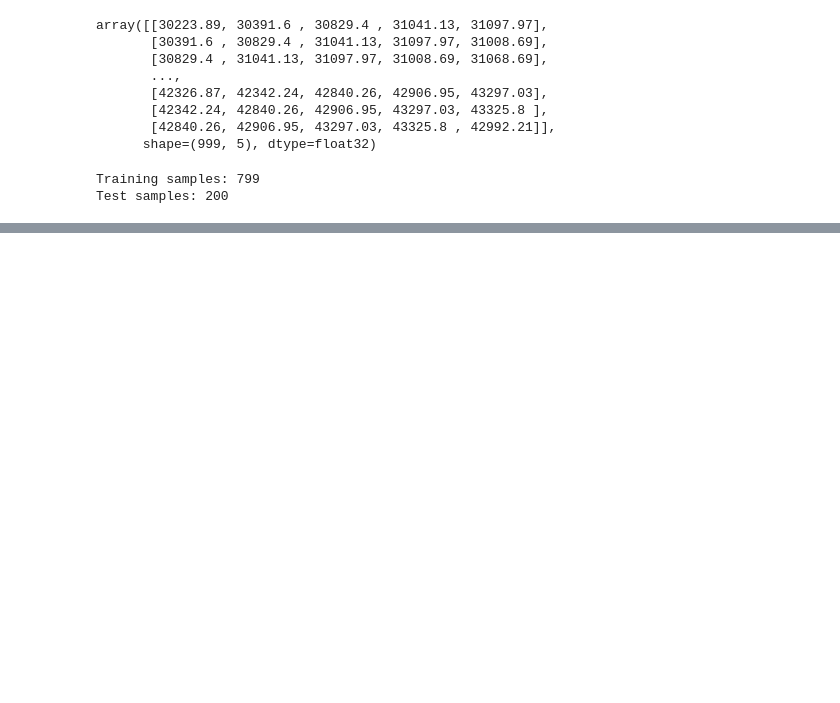
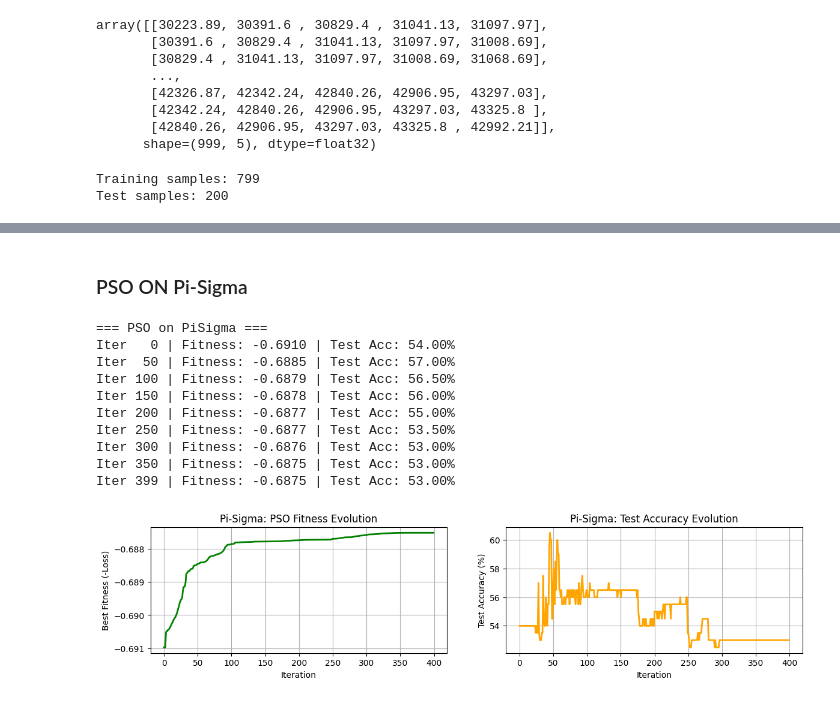
Before and after one commit to ismailSadouki/hybridization-of-honn-w-elolutionary-opt, a Jupyter notebook: Untitled.ipynb, the cells around one changed output, grey strips where cells are left out. Saved outputs shown, nothing was run; the diff lists cells and outputs as text; code cells hidden in the pictures; blank space fills up the shorter version.

```diff
--- a/Untitled.ipynb
+++ b/Untitled.ipynb
@@ -128,6 +170,0 @@ Epoch 400 | Loss: 0.6880
-# %%
-with torch.no_grad():
-    y_pred_test = (model(X_test) > 0.5).float()
-    acc = (y_pred_test == y_test).float().mean()
-
-print(f"Test Accuracy: {acc*100:.2f}%")
@@ -229,9 +170,0 @@ Generation 49 | Best fitness: -0.6882
-# %%
-best_genome = population[np.argmax(fitnesses)]
-set_model_weights(model, best_genome)
-
-with torch.no_grad():
-    y_pred_test = (model(X_test) > 0.5).float()
-    acc = (y_pred_test == y_test).float().mean()
-
-print(f"GA Test Accuracy: {acc*100:.2f}%")
@@ -794,0 +639,37 @@ for i, lin in enumerate(model.sigma_units):
+# %% [markdown]
+### PSO ON Pi-Sigma
+# %%
+pi_sigma_model = PiSigma(in_features=in_features, sigma_units=sigma_units)
+
+_, _, fit_pi, acc_pi = run_pso(
+    pi_sigma_model, X_train, y_train, X_test, y_test,
+    n_particles=50, n_iterations=400, w=0.2, c1=1.5, c2=1.5
+)
+
+plt.figure(figsize=(14, 6))
+
+plt.subplot(2, 2, 1)
+plt.plot(fit_pi, color='green', linewidth=2)
+plt.title('Pi-Sigma: PSO Fitness Evolution')
+plt.xlabel('Iteration')
+plt.ylabel('Best Fitness (-Loss)')
+plt.grid(True)
+
+plt.subplot(2, 2, 2)
+plt.plot(acc_pi, color='orange', linewidth=2)
+plt.title('Pi-Sigma: Test Accuracy Evolution')
+plt.xlabel('Iteration')
+plt.ylabel('Test Accuracy (%)')
+plt.grid(True)
+# %% [output]
+=== PSO on PiSigma ===
+Iter   0 | Fitness: -0.6910 | Test Acc: 54.00%
+Iter  50 | Fitness: -0.6885 | Test Acc: 57.00%
+Iter 100 | Fitness: -0.6879 | Test Acc: 56.50%
+Iter 150 | Fitness: -0.6878 | Test Acc: 56.00%
+Iter 200 | Fitness: -0.6877 | Test Acc: 55.00%
+Iter 250 | Fitness: -0.6877 | Test Acc: 53.50%
+Iter 300 | Fitness: -0.6876 | Test Acc: 53.00%
+Iter 350 | Fitness: -0.6875 | Test Acc: 53.00%
+Iter 399 | Fitness: -0.6875 | Test Acc: 53.00%
+[figure, added]
```
Also changed, not shown: parts of 48 cells of this notebook, 1 other file.
